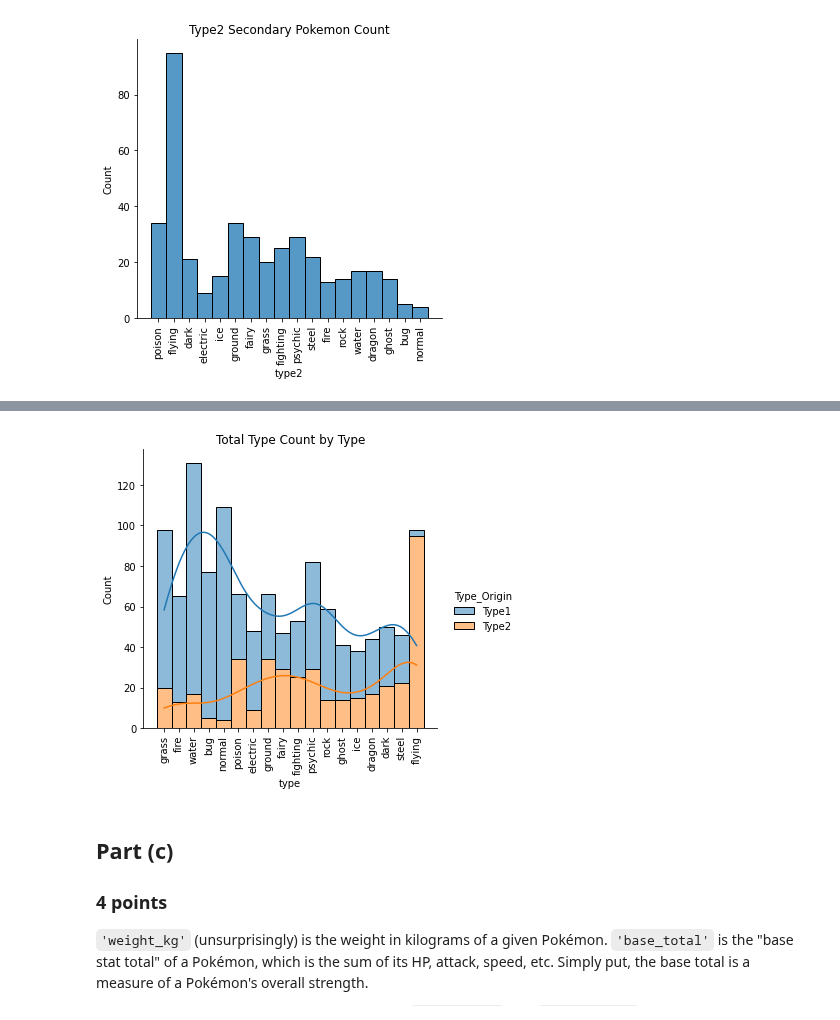
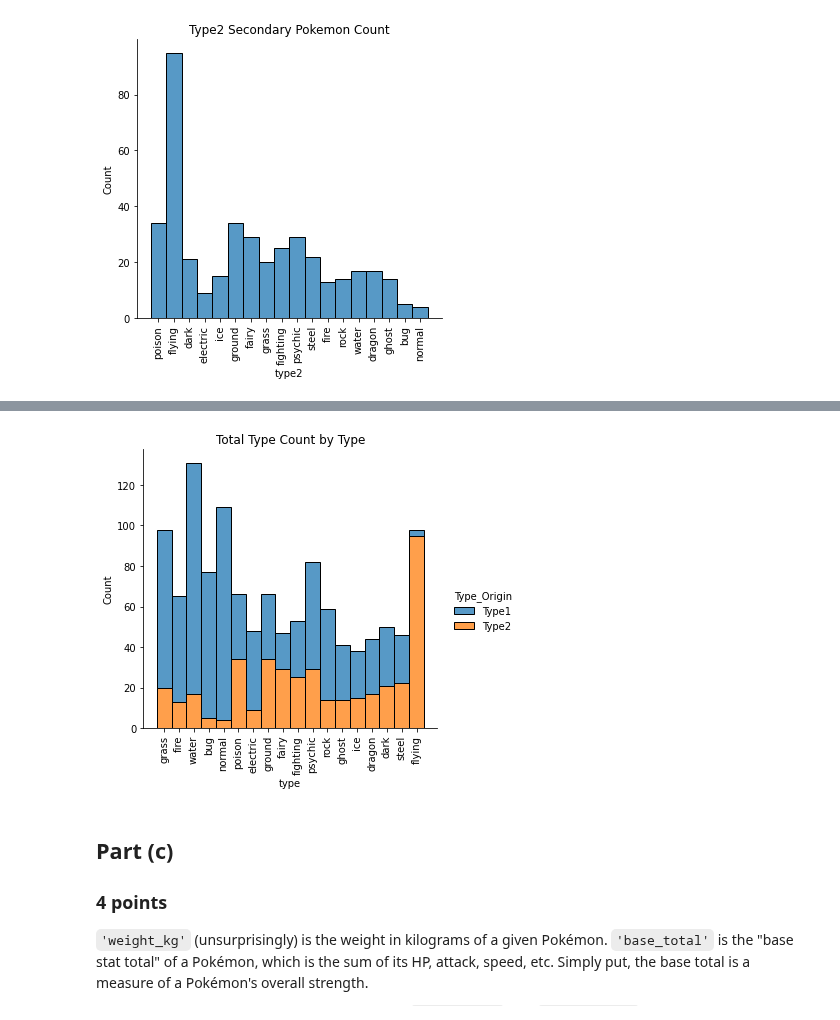
Before and after one commit to DuncanFerguson/GITHUB_REPOSITORY, a Jupyter notebook: DU_MSDS/Data Science Tools 1/Assignment_6/Duncan_Ferguson_Assignment _6 _Inferential_Statistics.ipynb, the cells around one changed output, grey strips where cells are left out. Drawn from its saved outputs; the diff is of its cells as text; code cells hidden in the pictures.

```diff
--- a/DU_MSDS/Data Science Tools 1/Assignment_6/Duncan_Ferguson_Assignment _6 _Inferential_Statistics.ipynb
+++ b/DU_MSDS/Data Science Tools 1/Assignment_6/Duncan_Ferguson_Assignment _6 _Inferential_Statistics.ipynb
@@ -163,10 +166,11 @@ plt.title("Total Type Count");
 # %%
-plot = sns.displot(data=df_comp, x='type', hue='Type_Origin', multiple='stack',kde=True)
+# Displaying the Type Counts on top of each other
+plot = sns.displot(data=df_comp, x='type', hue='Type_Origin', multiple='stack')
 plot.set_xticklabels(rotation=90)
 plot.tight_layout()
 plt.title("Total Type Count by Type");
 # %% [output]
-[figure, old version]
+[figure, new version]
 # %% [markdown]
 ## Part (c)
 ### 4 points
```
Also changed, not shown: parts of 6 cells of this notebook.
